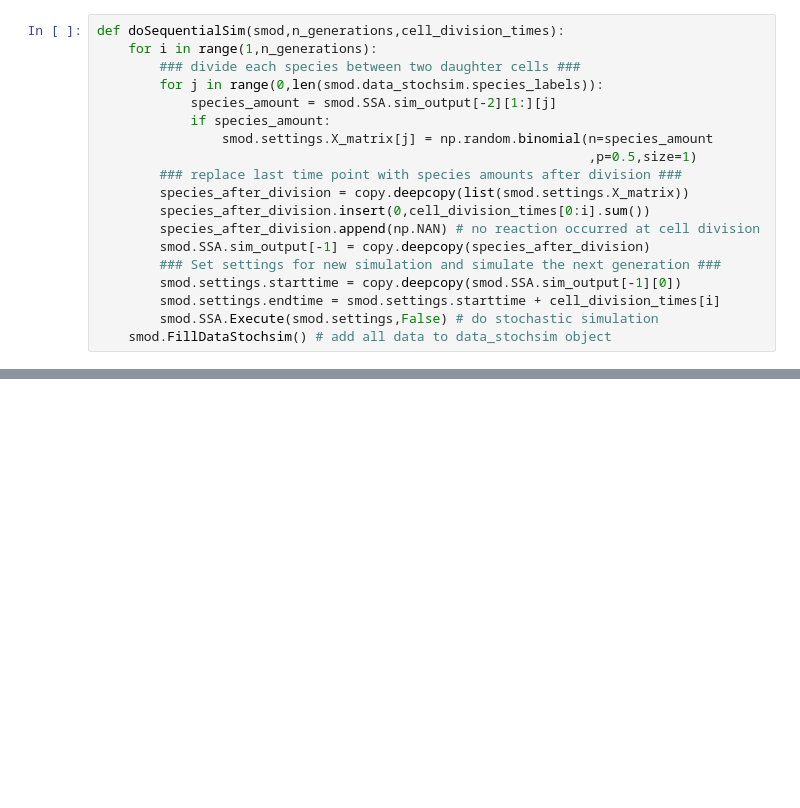
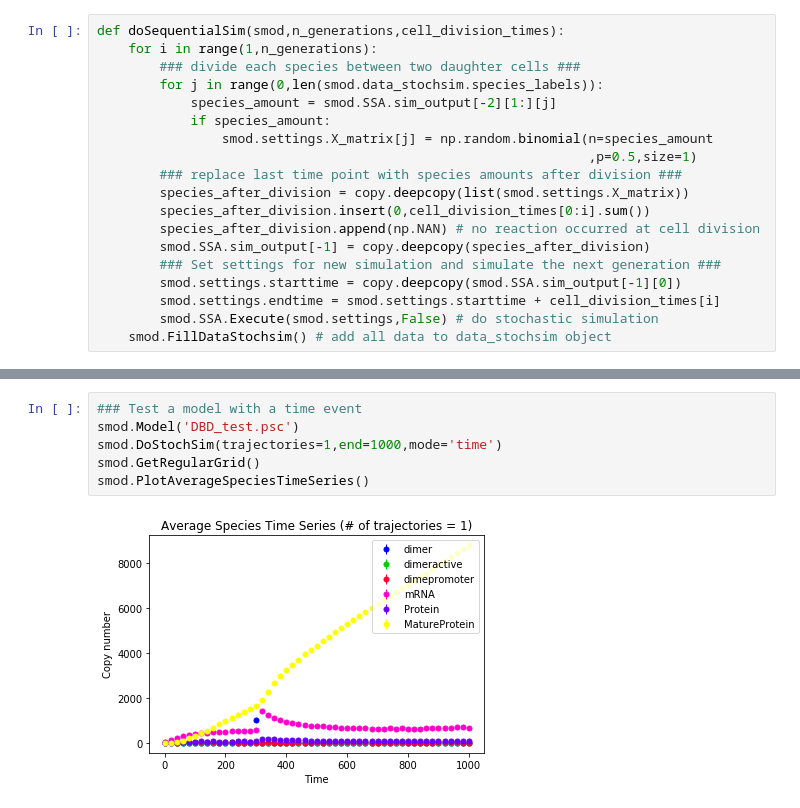
Before and after one commit to igemsoftware2020/iGem2020Uppsala, a Jupyter notebook: python_scripts/stochpy/DBD_stochpy.ipynb, the cells around one changed output, grey strips where cells are left out. Cells and saved outputs as stored; diff of their text form; blank space fills up the shorter version.

```diff
--- a/python_scripts/stochpy/DBD_stochpy.ipynb
+++ b/python_scripts/stochpy/DBD_stochpy.ipynb
@@ -83,0 +98,8 @@ for i in kd:
+# %%
+### Test a model with a time event
+smod.Model('DBD_test.psc')
+smod.DoStochSim(trajectories=1,end=1000,mode='time')
+smod.GetRegularGrid()
+smod.PlotAverageSpeciesTimeSeries()
+# %% [output]
+[figure, added]
```
Also changed, not shown: parts of 4 cells of this notebook, 4 other files.
